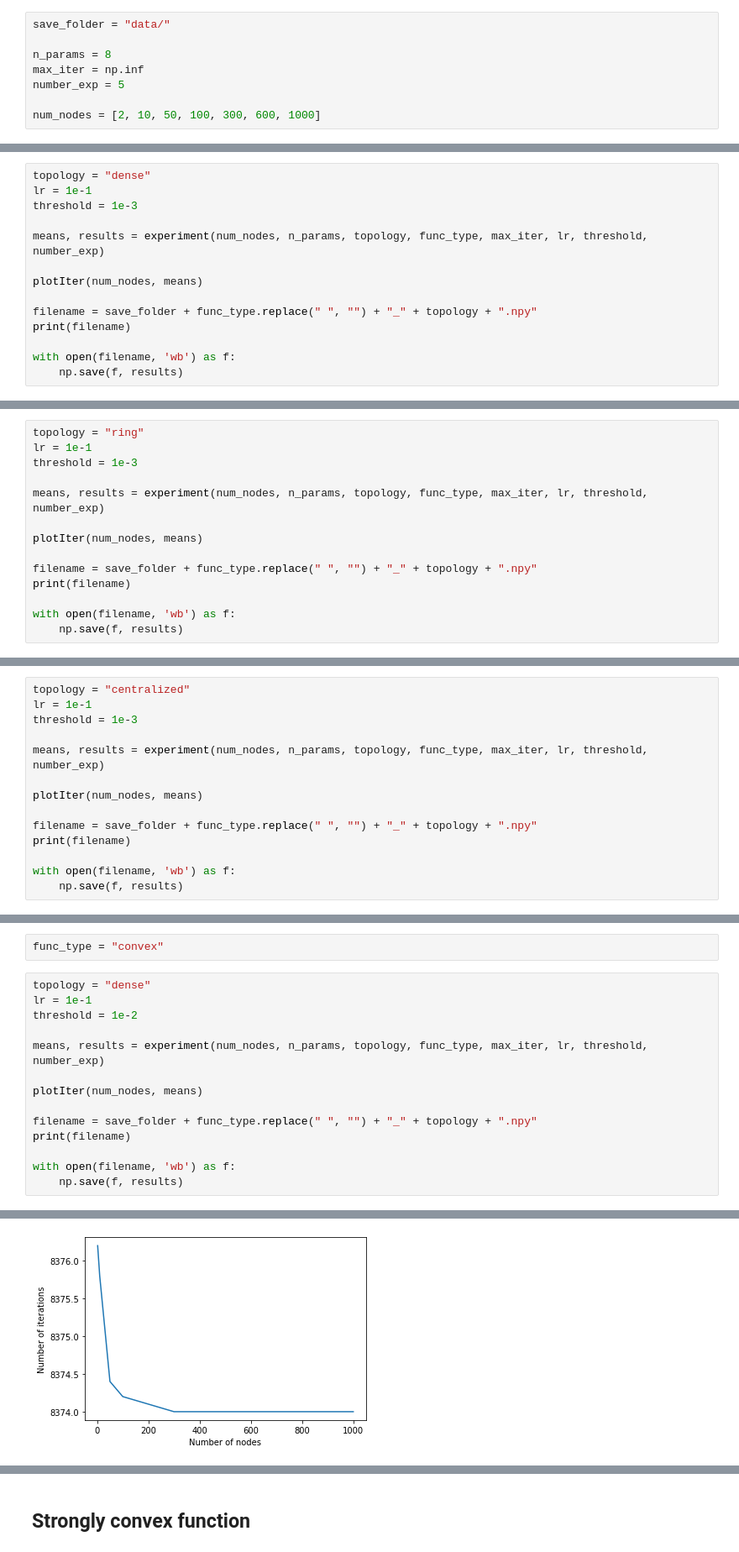
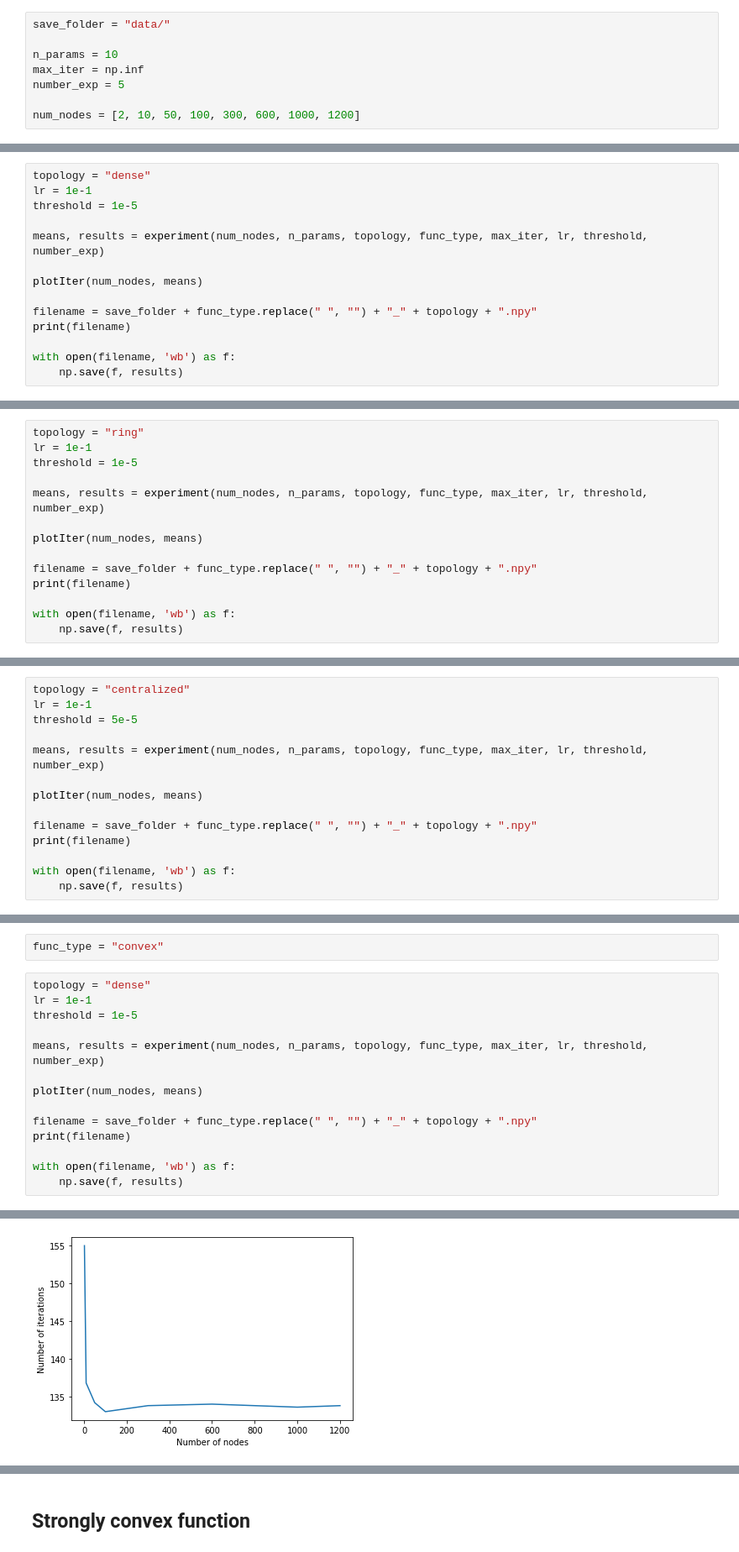
Before and after one commit to Katerina5649/OptML, a Jupyter notebook: experiments.ipynb, the cells around one changed output, grey strips where cells are left out. Shown at 84% size. Cells and saved outputs as stored; diff of their text form.

```diff
--- a/experiments.ipynb
+++ b/experiments.ipynb
@@ -167,11 +186,11 @@ def plotIter(num_nodes, iters):
 # %%
 save_folder = "data/"
 
-n_params = 8
+n_params = 10
 max_iter = np.inf
 number_exp = 5
 
-num_nodes = [2, 10, 50, 100, 300, 600, 1000]
+num_nodes = [2, 10, 50, 100, 300, 600, 1000, 1200]
 # %% [markdown]
 ## Non convex function
 # %%
@@ -179,7 +198,7 @@ func_type = "non convex"
 # %%
 topology = "dense"
 lr = 1e-1
-threshold = 1e-3
+threshold = 1e-5
 
 means, results = experiment(num_nodes, n_params, topology, func_type, max_iter, lr, threshold, number_exp)
 
@@ -213,7 +232,7 @@ data/nonconvex_dense.npy
 # %%
 topology = "ring"
 lr = 1e-1
-threshold = 1e-3
+threshold = 1e-5
 
 means, results = experiment(num_nodes, n_params, topology, func_type, max_iter, lr, threshold, number_exp)
 
@@ -247,7 +266,7 @@ data/nonconvex_ring.npy
 # %%
 topology = "centralized"
 lr = 1e-1
-threshold = 1e-3
+threshold = 5e-5
 
 means, results = experiment(num_nodes, n_params, topology, func_type, max_iter, lr, threshold, number_exp)
 
@@ -285,7 +304,7 @@ func_type = "convex"
 # %%
 topology = "dense"
 lr = 1e-1
-threshold = 1e-2
+threshold = 1e-5
 
 means, results = experiment(num_nodes, n_params, topology, func_type, max_iter, lr, threshold, number_exp)
 
@@ -317,4 +336,4 @@ Converged within 0.01 in 8374.0 iterations on average.
-[figure, old version]
+[figure, new version]
 data/convex_dense.npy
 # %%
 topology = "ring"
```
Also changed, not shown: parts of 11 cells of this notebook, 6 other files.
